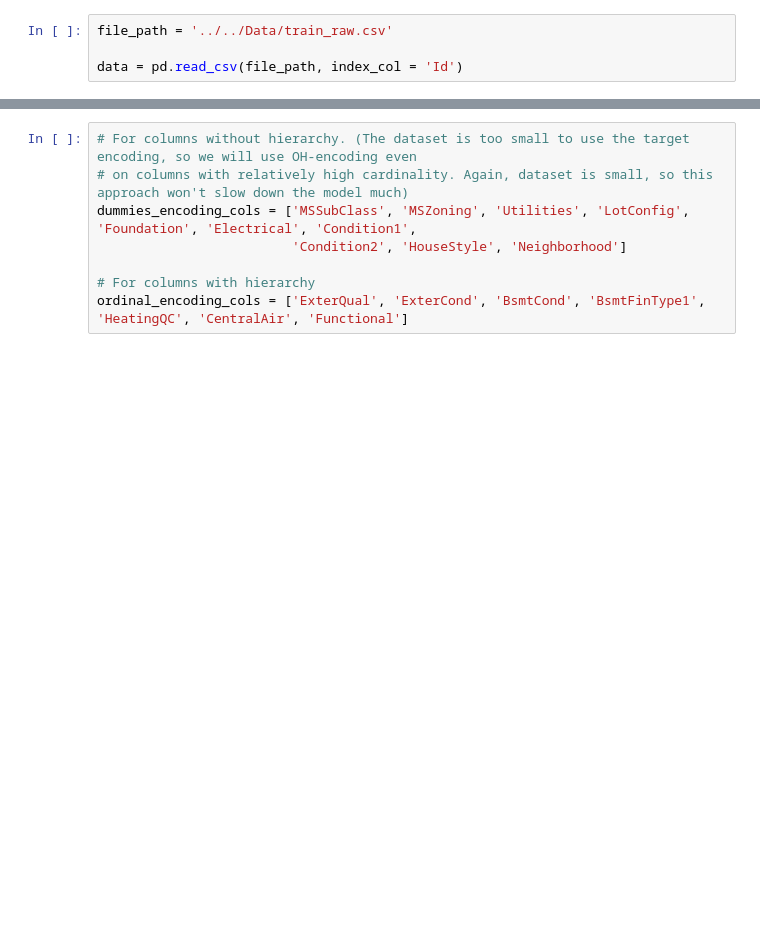
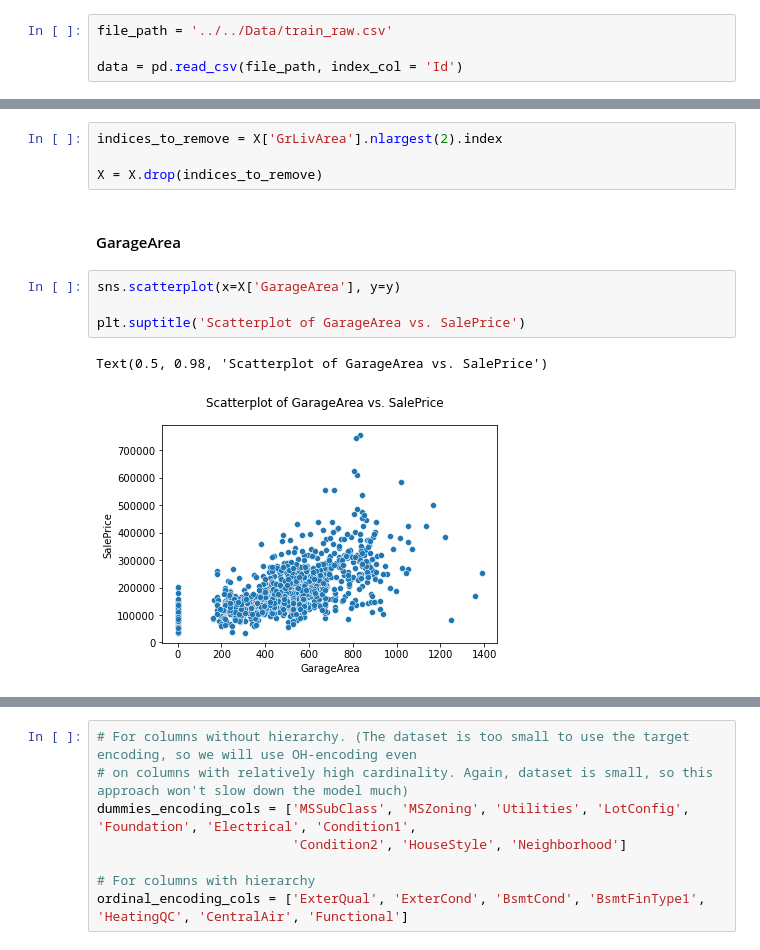
Before and after one commit to KorniiVlasenko/House-Price-Predictor-ML-Regression, a Jupyter notebook: Notebooks/Exploratory/explaratory_analysis.ipynb, the cells around one changed output, grey strips where cells are left out. Cells and saved outputs as stored; diff of their text form; blank space fills up the shorter version.

```diff
--- a/Notebooks/Exploratory/explaratory_analysis.ipynb
+++ b/Notebooks/Exploratory/explaratory_analysis.ipynb
@@ -118,0 +402,13 @@ We've lost about `2,6 %` of data. I can't say this is great news, but we definit
+# %%
+indices_to_remove = X['GrLivArea'].nlargest(2).index
+
+X = X.drop(indices_to_remove)
+# %% [markdown]
+#### GarageArea
+# %%
+sns.scatterplot(x=X['GarageArea'], y=y)
+
+plt.suptitle('Scatterplot of GarageArea vs. SalePrice')
+# %% [output]
+Text(0.5, 0.98, 'Scatterplot of GarageArea vs. SalePrice')
+[figure, added]
```
Also changed, not shown: parts of 108 cells of this notebook, 1 other file.
